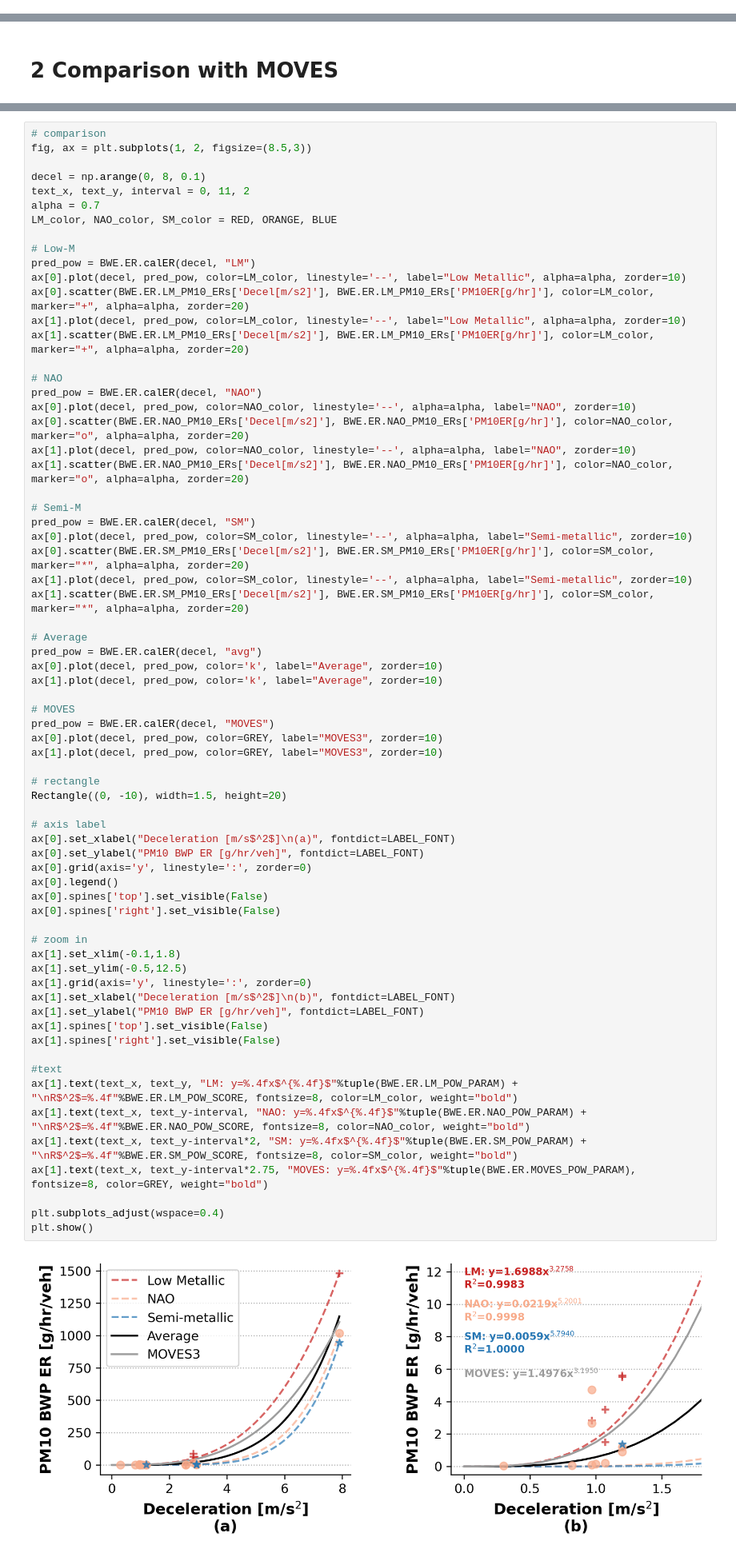
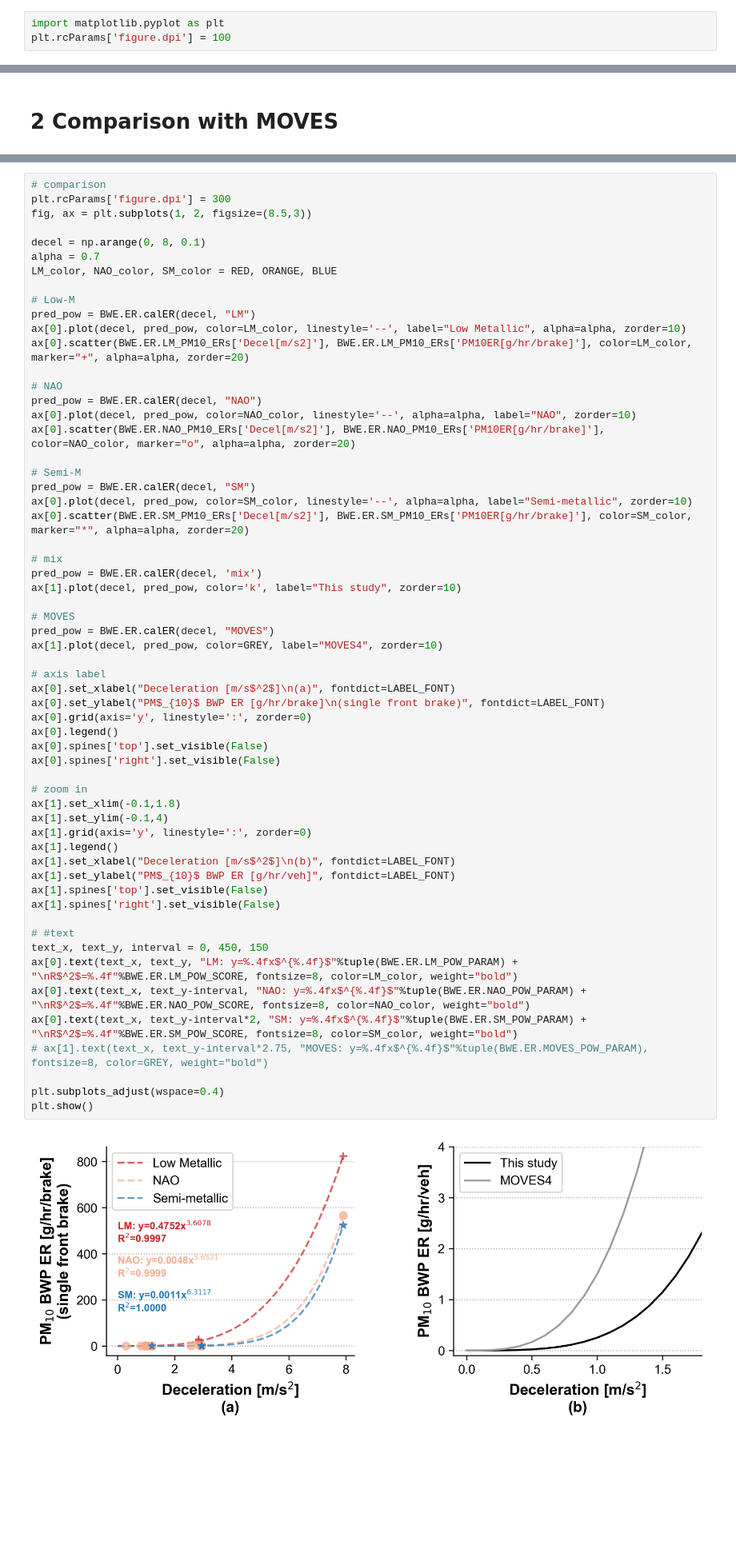
Before and after one commit to QiuziChen/brake-wear-emission-modeling, a Jupyter notebook: Doc_5_ER_Deceleration_Curve.ipynb, the cells around one changed output, grey strips where cells are left out. Shown: that part at 80% size. Saved outputs shown, nothing was run; the diff lists cells and outputs as text; blank space fills up the shorter version.

```diff
--- a/Doc_5_ER_Deceleration_Curve.ipynb
+++ b/Doc_5_ER_Deceleration_Curve.ipynb
@@ -9,6 +9,9 @@ The ER-deceleration curve is generated from literature with laboratory measuremn
 1. Braking detection;
 2. OpMode recognition;
 3. ER calculation.
+# %%
+import matplotlib.pyplot as plt
+plt.rcParams['figure.dpi'] = 100
 # %%
 # initialize a BWETool object
 from emission import BWETool
@@ -115,70 +198,61 @@ BWE = BWETool()
 # %%
 # comparison
+plt.rcParams['figure.dpi'] = 300
 fig, ax = plt.subplots(1, 2, figsize=(8.5,3))
 
 decel = np.arange(0, 8, 0.1)
-text_x, text_y, interval = 0, 11, 2
 alpha = 0.7
 LM_color, NAO_color, SM_color = RED, ORANGE, BLUE
 
 # Low-M
 pred_pow = BWE.ER.calER(decel, "LM")
 ax[0].plot(decel, pred_pow, color=LM_color, linestyle='--', label="Low Metallic", alpha=alpha, zorder=10)
-ax[0].scatter(BWE.ER.LM_PM10_ERs['Decel[m/s2]'], BWE.ER.LM_PM10_ERs['PM10ER[g/hr]'], color=LM_color, marker="+", alpha=alpha, zorder=20)
-ax[1].plot(decel, pred_pow, color=LM_color, linestyle='--', label="Low Metallic", alpha=alpha, zorder=10)
-ax[1].scatter(BWE.ER.LM_PM10_ERs['Decel[m/s2]'], BWE.ER.LM_PM10_ERs['PM10ER[g/hr]'], color=LM_color, marker="+", alpha=alpha, zorder=20)
+ax[0].scatter(BWE.ER.LM_PM10_ERs['Decel[m/s2]'], BWE.ER.LM_PM10_ERs['PM10ER[g/hr/brake]'], color=LM_color, marker="+", alpha=alpha, zorder=20)
 
 # NAO
 pred_pow = BWE.ER.calER(decel, "NAO")
 ax[0].plot(decel, pred_pow, color=NAO_color, linestyle='--', alpha=alpha, label="NAO", zorder=10)
-ax[0].scatter(BWE.ER.NAO_PM10_ERs['Decel[m/s2]'], BWE.ER.NAO_PM10_ERs['PM10ER[g/hr]'], color=NAO_color, marker="o", alpha=alpha, zorder=20)
-ax[1].plot(decel, pred_pow, color=NAO_color, linestyle='--', alpha=alpha, label="NAO", zorder=10)
-ax[1].scatter(BWE.ER.NAO_PM10_ERs['Decel[m/s2]'], BWE.ER.NAO_PM10_ERs['PM10ER[g/hr]'], color=NAO_color, marker="o", alpha=alpha, zorder=20)
+ax[0].scatter(BWE.ER.NAO_PM10_ERs['Decel[m/s2]'], BWE.ER.NAO_PM10_ERs['PM10ER[g/hr/brake]'], color=NAO_color, marker="o", alpha=alpha, zorder=20)
 
 # Semi-M
 pred_pow = BWE.ER.calER(decel, "SM")
 ax[0].plot(decel, pred_pow, color=SM_color, linestyle='--', alpha=alpha, label="Semi-metallic", zorder=10)
-ax[0].scatter(BWE.ER.SM_PM10_ERs['Decel[m/s2]'], BWE.ER.SM_PM10_ERs['PM10ER[g/hr]'], color=SM_color, marker="*", alpha=alpha, zorder=20)
-ax[1].plot(decel, pred_pow, color=SM_color, linestyle='--', alpha=alpha, label="Semi-metallic", zorder=10)
-ax[1].scatter(BWE.ER.SM_PM10_ERs['Decel[m/s2]'], BWE.ER.SM_PM10_ERs['PM10ER[g/hr]'], color=SM_color, marker="*", alpha=alpha, zorder=20)
+ax[0].scatter(BWE.ER.SM_PM10_ERs['Decel[m/s2]'], BWE.ER.SM_PM10_ERs['PM10ER[g/hr/brake]'], color=SM_color, marker="*", alpha=alpha, zorder=20)
 
-# Average
-pred_pow = BWE.ER.calER(decel, "avg")
-ax[0].plot(decel, pred_pow, color='k', label="Average", zorder=10)
-ax[1].plot(decel, pred_pow, color='k', label="Average", zorder=10)
+# mix
+pred_pow = BWE.ER.calER(decel, 'mix')
+ax[1].plot(decel, pred_pow, color='k', label="This study", zorder=10)
 
 # MOVES
 pred_pow = BWE.ER.calER(decel, "MOVES")
-ax[0].plot(decel, pred_pow, color=GREY, label="MOVES3", zorder=10)
-ax[1].plot(decel, pred_pow, color=GREY, label="MOVES3", zorder=10)
-
-# rectangle
-Rectangle((0, -10), width=1.5, height=20)
+ax[1].plot(decel, pred_pow, color=GREY, label="MOVES4", zorder=10)
 
 # axis label
 ax[0].set_xlabel("Deceleration [m/s$^2$]\n(a)", fontdict=LABEL_FONT)
-ax[0].set_ylabel("PM10 BWP ER [g/hr/veh]", fontdict=LABEL_FONT)
+ax[0].set_ylabel("PM$_{10}$ BWP ER [g/hr/brake]\n(single front brake)", fontdict=LABEL_FONT)
 ax[0].grid(axis='y', linestyle=':', zorder=0)
 ax[0].legend()
 ax[0].spines['top'].set_visible(False)
 ax[0].spines['right'].set_visible(False)
 
 # zoom in
 ax[1].set_xlim(-0.1,1.8)
-ax[1].set_ylim(-0.5,12.5)
+ax[1].set_ylim(-0.1,4)
 ax[1].grid(axis='y', linestyle=':', zorder=0)
+ax[1].legend()
 ax[1].set_xlabel("Deceleration [m/s$^2$]\n(b)", fontdict=LABEL_FONT)
-ax[1].set_ylabel("PM10 BWP ER [g/hr/veh]", fontdict=LABEL_FONT)
+ax[1].set_ylabel("PM$_{10}$ BWP ER [g/hr/veh]", fontdict=LABEL_FONT)
 ax[1].spines['top'].set_visible(False)
 ax[1].spines['right'].set_visible(False)
 
-#text
-ax[1].text(text_x, text_y, "LM: y=%.4fx$^{%.4f}$"%tuple(BWE.ER.LM_POW_PARAM) + "\nR$^2$=%.4f"%BWE.ER.LM_POW_SCORE, fontsize=8, color=LM_color, weight="bold")
-ax[1].text(text_x, text_y-interval, "NAO: y=%.4fx$^{%.4f}$"%tuple(BWE.ER.NAO_POW_PARAM) + "\nR$^2$=%.4f"%BWE.ER.NAO_POW_SCORE, fontsize=8, color=NAO_color, weight="bold")
-ax[1].text(text_x, text_y-interval*2, "SM: y=%.4fx$^{%.4f}$"%tuple(BWE.ER.SM_POW_PARAM) + "\nR$^2$=%.4f"%BWE.ER.SM_POW_SCORE, fontsize=8, color=SM_color, weight="bold")
-ax[1].text(text_x, text_y-interval*2.75, "MOVES: y=%.4fx$^{%.4f}$"%tuple(BWE.ER.MOVES_POW_PARAM), fontsize=8, color=GREY, weight="bold")
+# #text
+text_x, text_y, interval = 0, 450, 150
+ax[0].text(text_x, text_y, "LM: y=%.4fx$^{%.4f}$"%tuple(BWE.ER.LM_POW_PARAM) + "\nR$^2$=%.4f"%BWE.ER.LM_POW_SCORE, fontsize=8, color=LM_color, weight="bold")
+ax[0].text(text_x, text_y-interval, "NAO: y=%.4fx$^{%.4f}$"%tuple(BWE.ER.NAO_POW_PARAM) + "\nR$^2$=%.4f"%BWE.ER.NAO_POW_SCORE, fontsize=8, color=NAO_color, weight="bold")
+ax[0].text(text_x, text_y-interval*2, "SM: y=%.4fx$^{%.4f}$"%tuple(BWE.ER.SM_POW_PARAM) + "\nR$^2$=%.4f"%BWE.ER.SM_POW_SCORE, fontsize=8, color=SM_color, weight="bold")
+# ax[1].text(text_x, text_y-interval*2.75, "MOVES: y=%.4fx$^{%.4f}$"%tuple(BWE.ER.MOVES_POW_PARAM), fontsize=8, color=GREY, weight="bold")
 
 plt.subplots_adjust(wspace=0.4)
 plt.show()
 # %% [output]
-[figure, old version]
+[figure, new version]
```
Also changed, not shown: parts of 20 cells of this notebook, 1 other file.
